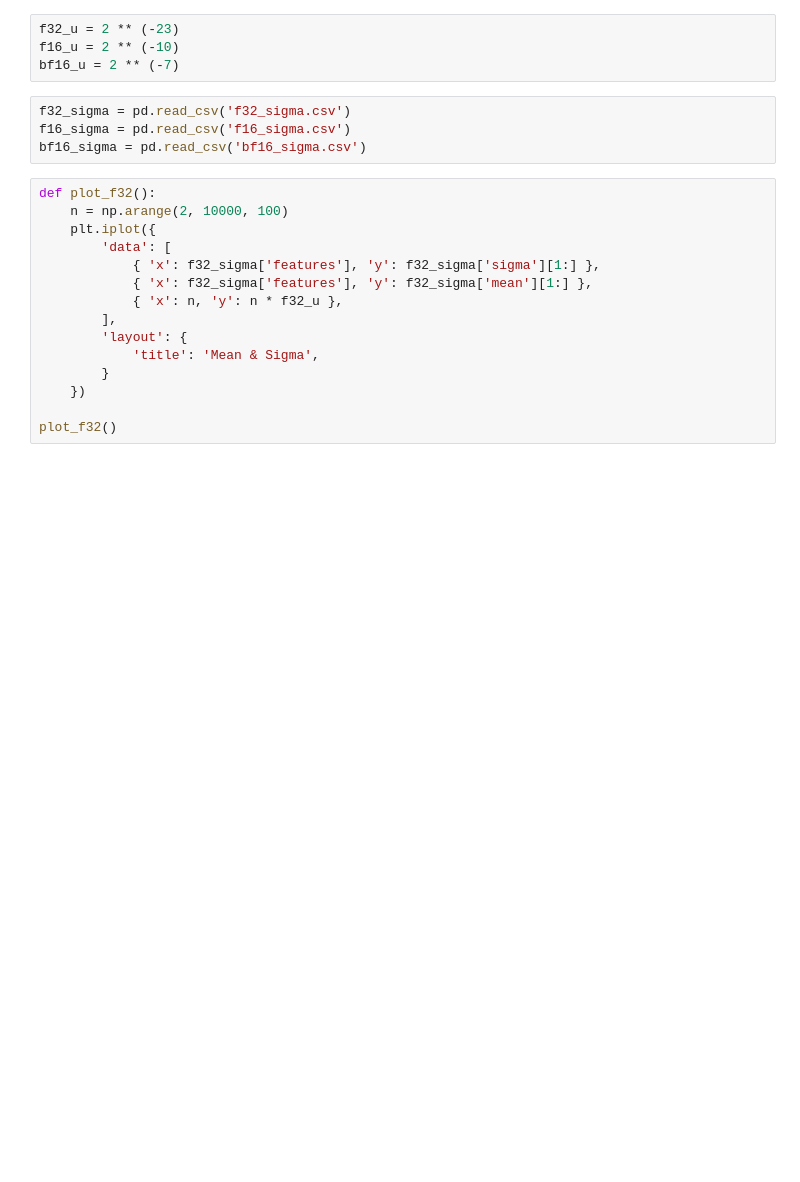
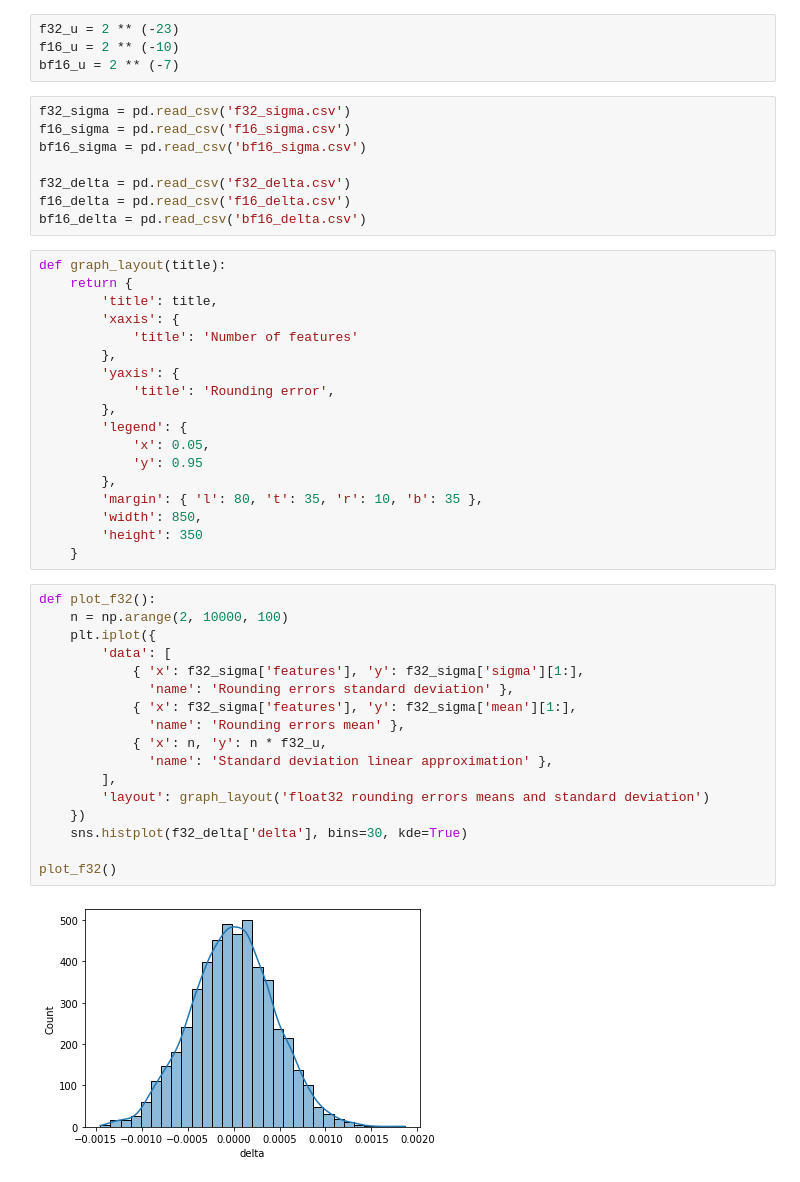
Before and after one commit to rlnx/reduced-precision-for-dba, a Jupyter notebook: estimate_sigma.ipynb, the cells around one changed output. Drawn from its saved outputs; the diff is of its cells as text; blank space fills up the shorter version.

Commit message:
Add script to estimate error rate

```diff
--- a/estimate_sigma.ipynb
+++ b/estimate_sigma.ipynb
@@ -14,21 +14,47 @@ bf16_u = 2 ** (-7)
 f32_sigma = pd.read_csv('f32_sigma.csv')
 f16_sigma = pd.read_csv('f16_sigma.csv')
 bf16_sigma = pd.read_csv('bf16_sigma.csv')
+
+f32_delta = pd.read_csv('f32_delta.csv')
+f16_delta = pd.read_csv('f16_delta.csv')
+bf16_delta = pd.read_csv('bf16_delta.csv')
+# %%
+def graph_layout(title):
+    return {
+        'title': title,
+        'xaxis': {
+            'title': 'Number of features'
+        },
+        'yaxis': {
+            'title': 'Rounding error',
+        },
+        'legend': {
+            'x': 0.05,
+            'y': 0.95
+        },
+        'margin': { 'l': 80, 't': 35, 'r': 10, 'b': 35 },
+        'width': 850,
+        'height': 350
+    }
 # %%
 def plot_f32():
     n = np.arange(2, 10000, 100)
     plt.iplot({
         'data': [
-            { 'x': f32_sigma['features'], 'y': f32_sigma['sigma'][1:] },
-            { 'x': f32_sigma['features'], 'y': f32_sigma['mean'][1:] },
-            { 'x': n, 'y': n * f32_u },
+            { 'x': f32_sigma['features'], 'y': f32_sigma['sigma'][1:],
+              'name': 'Rounding errors standard deviation' },
+            { 'x': f32_sigma['features'], 'y': f32_sigma['mean'][1:],
+              'name': 'Rounding errors mean' },
+            { 'x': n, 'y': n * f32_u,
+              'name': 'Standard deviation linear approximation' },
         ],
-        'layout': {
-            'title': 'Mean & Sigma',
-        }
+        'layout': graph_layout('float32 rounding errors means and standard deviation')
     })
+    sns.histplot(f32_delta['delta'], bins=30, kde=True)
 
 plot_f32()
+# %% [output]
+[figure, added]
 # %%
 def plot_f16():
     max_n = 100
```
Also changed, not shown: parts of 2 cells of this notebook, 8 other files.
